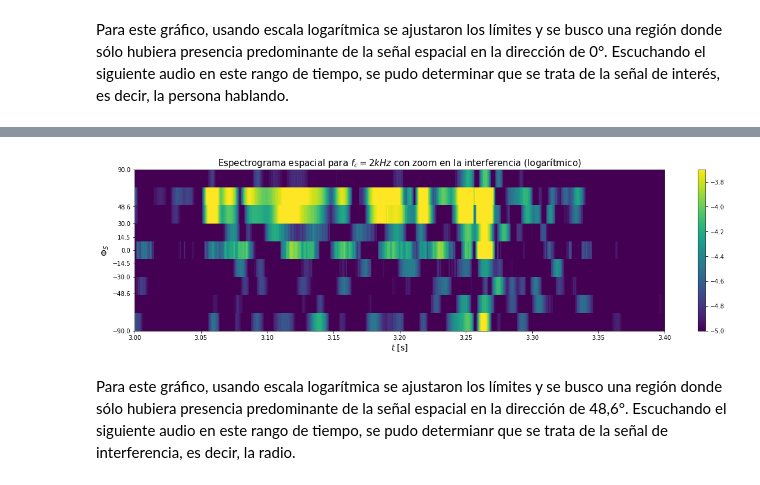
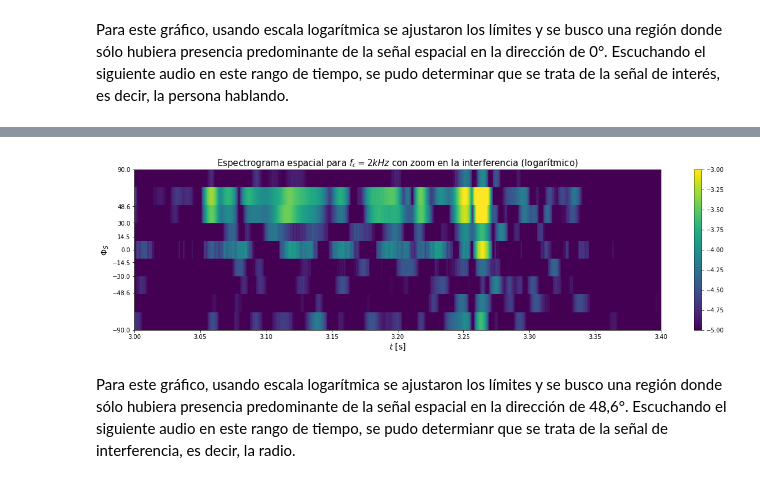
Before and after one commit to asp-image-dsp/asp-tp4, a Jupyter notebook: notebook/report.ipynb, the cells around one changed output, grey strips where cells are left out. Saved outputs shown, nothing was run; the diff lists cells and outputs as text; code cells hidden in the pictures.

```diff
--- a/notebook/report.ipynb
+++ b/notebook/report.ipynb
@@ -175,9 +173,9 @@ IPython.display.Audio(data_samples[0:2,int(13.6 * fs):int(14 * fs)], rate=fs)
 # %% [output]
 [interactive output not drawn]
 # %%
-plot_spatial_spectrogram(filtered, 3.0, 3.4, fs, 'Espectrograma espacial para $f_c = 2 kHz$ con zoom en la interferencia (logarítmico)', logarithmic=True, vmin=-5, vmax=-3.7)
+plot_spatial_spectrogram(filtered, 3.0, 3.4, fs, 'Espectrograma espacial para $f_c = 2 kHz$ con zoom en la interferencia (logarítmico)', logarithmic=True, vmin=-5, vmax=-3)
 # %% [output]
-[figure, old version]
+[figure, new version]
 # %% [markdown]
 Para este gráfico, usando escala logarítmica se ajustaron los límites y se busco una región donde sólo hubiera presencia predominante de la señal espacial en la dirección de 48,6°. Escuchando el siguiente audio en este rango de tiempo, se pudo determianr que se trata de la señal de interferencia, es decir, la radio.
 # %%
```
Also changed, not shown: parts of 8 cells of this notebook.
